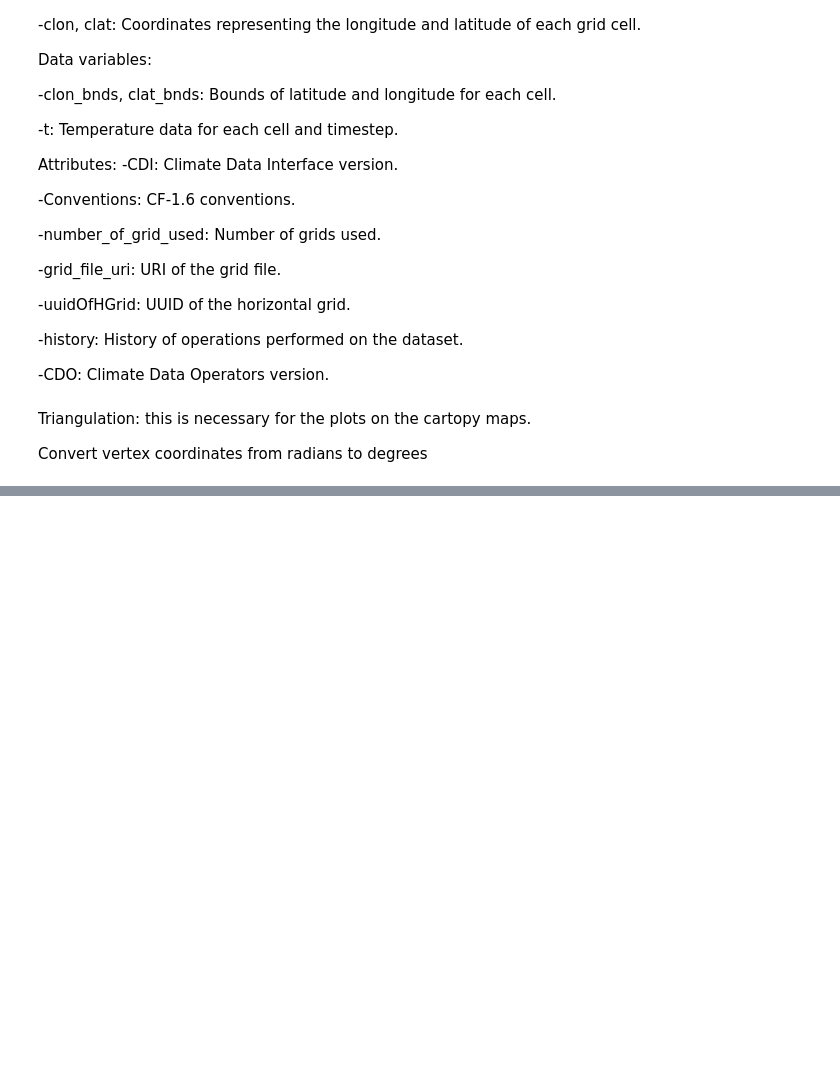
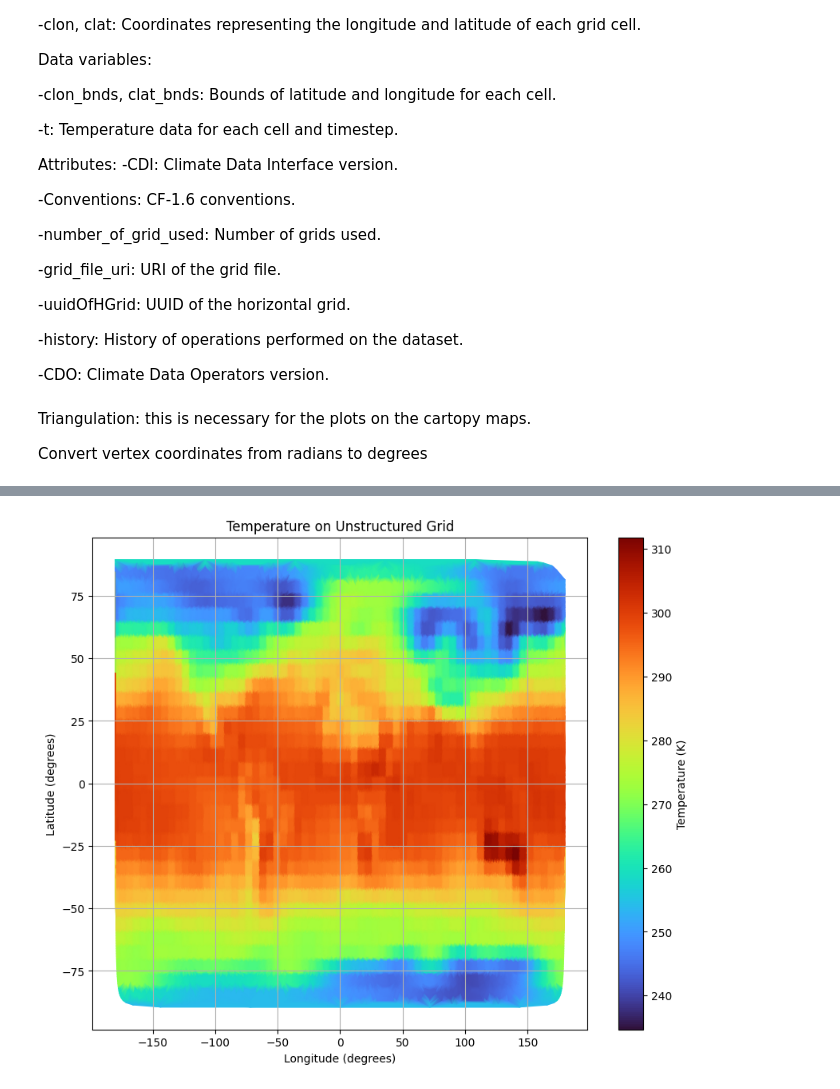
Before and after one commit to Vale150299/espd1-test, a Jupyter notebook: HW1.ipynb, the cells around one changed output, grey strips where cells are left out. Saved outputs shown, nothing was run; the diff lists cells and outputs as text; code cells hidden in the pictures; blank space fills up the shorter version.

```diff
--- a/HW1.ipynb
+++ b/HW1.ipynb
@@ -765,0 +837,17 @@ ValueError: x and y must be equal-length 1D arrays, but found shapes (64,) and (
+# %%
+import matplotlib.pyplot as plt
+
+# Increase the resolution of the triangulation (adjust as needed)
+refined_triang = tri.Triangulation(x, y, triangles=triang.triangles)
+
+# Plot the temperature variable 't' on the refined triangulation
+plt.figure(figsize=(10, 8))
+plt.tripcolor(refined_triang, ds['t'][0], shading='gouraud', cmap='turbo')  # Adjust shading and colormap
+plt.colorbar(label='Temperature (K)')
+plt.title('Temperature on Unstructured Grid')
+plt.xlabel('Longitude (degrees)')
+plt.ylabel('Latitude (degrees)')
+plt.grid(True)
+plt.show()
+# %% [output]
+[figure, added]
```
Also changed, not shown: parts of 14 cells of this notebook.
